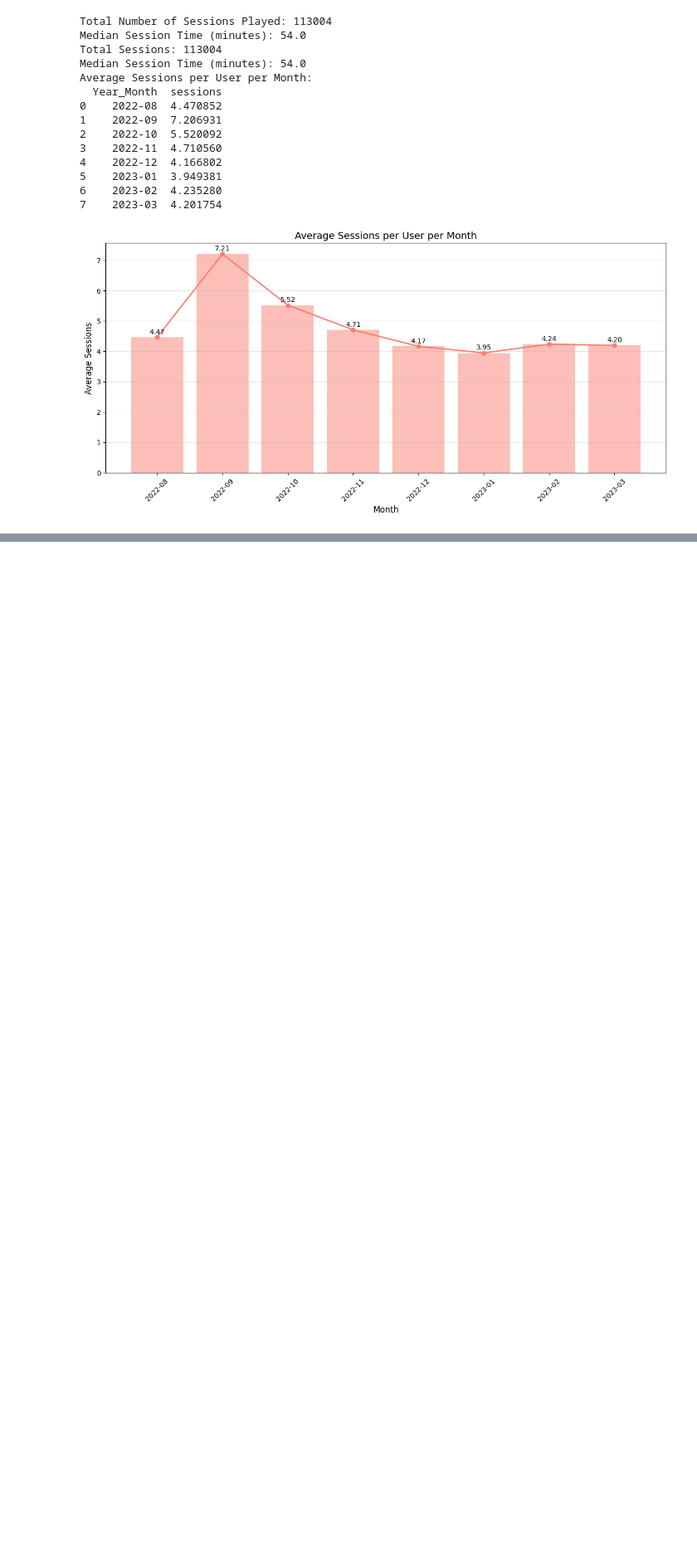
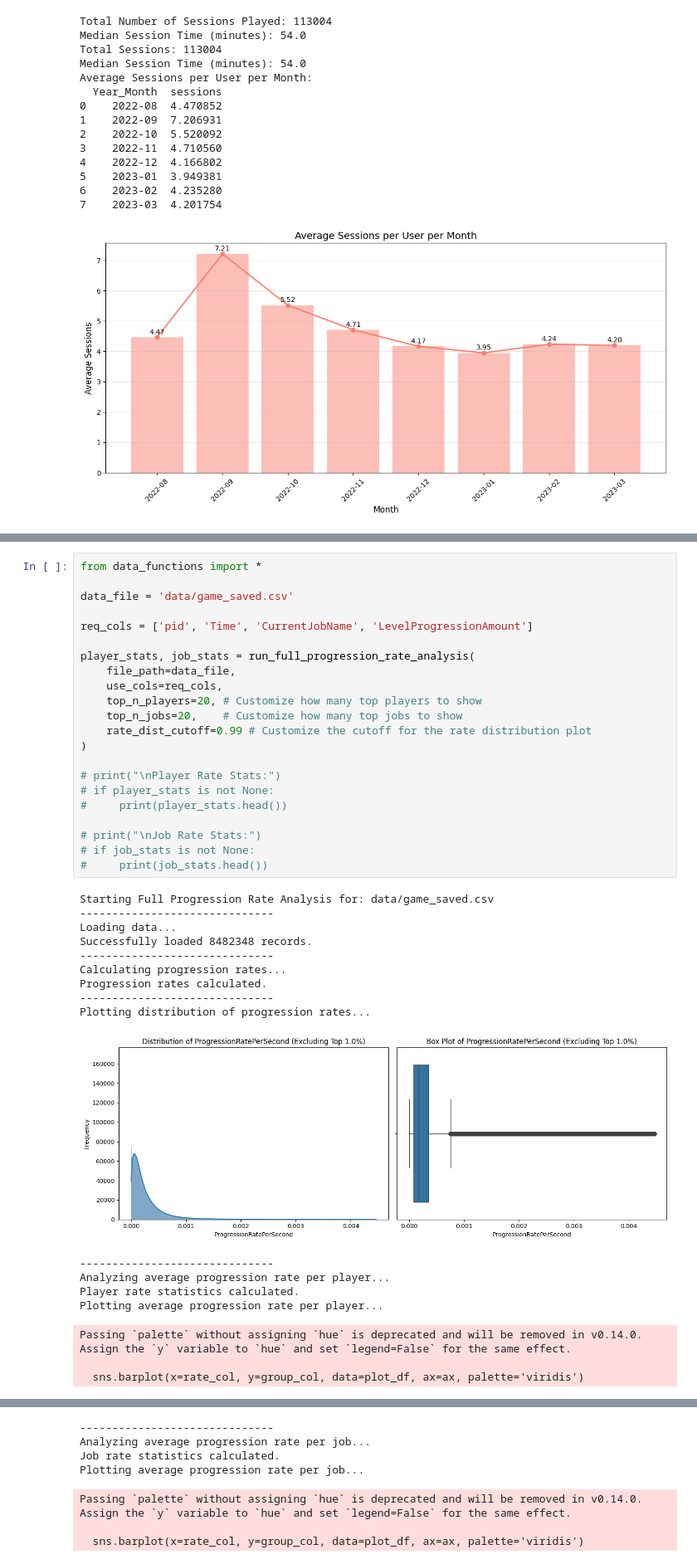
Before and after one commit to itcOnlineGaming/GA_25_P1_Part3_Richard-Joseph_Buturla, a Jupyter notebook: data_analysis.ipynb, the cells around one changed output, grey strips where cells are left out. Shown: that part at 83% size. Cells and saved outputs as stored; diff of their text form; blank space fills up the shorter version.

Commit message:
3.7 Player progression analysis

```diff
--- a/data_analysis.ipynb
+++ b/data_analysis.ipynb
@@ -60,0 +105,40 @@ Average Sessions per User per Month:
+# %%
+from data_functions import *
+
+data_file = 'data/game_saved.csv'
+
+req_cols = ['pid', 'Time', 'CurrentJobName', 'LevelProgressionAmount']
+
+player_stats, job_stats = run_full_progression_rate_analysis(
+    file_path=data_file,
+    use_cols=req_cols,
+    top_n_players=20, # Customize how many top players to show
+    top_n_jobs=20,    # Customize how many top jobs to show
+    rate_dist_cutoff=0.99 # Customize the cutoff for the rate distribution plot
+)
+
+# print("\nPlayer Rate Stats:")
+# if player_stats is not None:
+#     print(player_stats.head())
+
+# print("\nJob Rate Stats:")
+# if job_stats is not None:
+#     print(job_stats.head())
+# %% [output]
+Starting Full Progression Rate Analysis for: data/game_saved.csv
+------------------------------
+Loading data...
+Successfully loaded 8482348 records.
+------------------------------
+Calculating progression rates...
+Progression rates calculated.
+------------------------------
+Plotting distribution of progression rates...
+[figure, added]
+------------------------------
+Analyzing average progression rate per player...
+Player rate statistics calculated.
+Plotting average progression rate per player...
+Passing `palette` without assigning `hue` is deprecated and will be removed in v0.14.0. Assign the `y` variable to `hue` and set `legend=False` for the same effect.
+
+  sns.barplot(x=rate_col, y=group_col, data=plot_df, ax=ax, palette='viridis')
@@ -60,0 +146,7 @@ Average Sessions per User per Month:
+------------------------------
+Analyzing average progression rate per job...
+Job rate statistics calculated.
+Plotting average progression rate per job...
+Passing `palette` without assigning `hue` is deprecated and will be removed in v0.14.0. Assign the `y` variable to `hue` and set `legend=False` for the same effect.
+
+  sns.barplot(x=rate_col, y=group_col, data=plot_df, ax=ax, palette='viridis')
```
Also changed, not shown: parts of 7 cells of this notebook, 7 other files.
